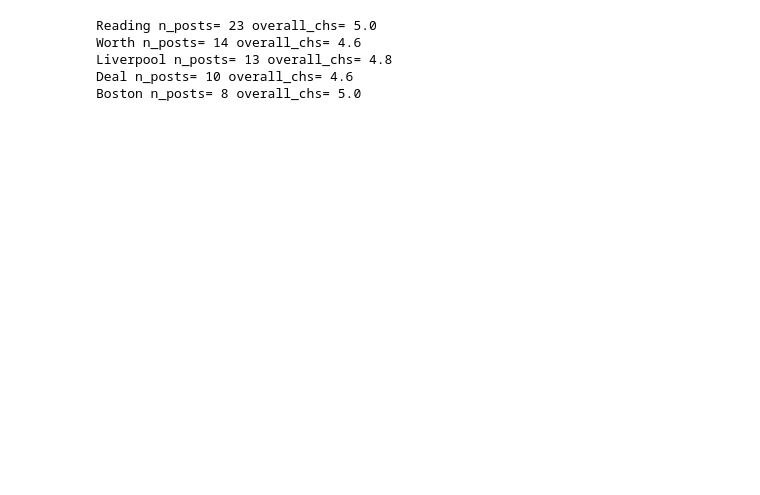
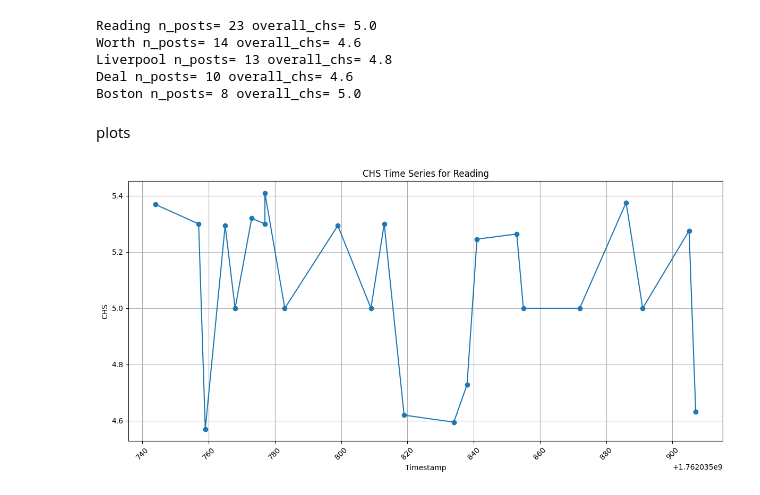
Before and after one commit to GrignardReagent/HTB_2026, a Jupyter notebook: bluesky_chs.ipynb, the cells around one changed output. Cells and saved outputs as stored; diff of their text form; code cells hidden in the pictures; blank space fills up the shorter version.

Commit message:
blue sky social posts data to chs scores and plots

```diff
--- a/bluesky_chs.ipynb
+++ b/bluesky_chs.ipynb
@@ -306,5 +305,7 @@ NameError: name 'api_1_analysis_batched' is not defined
 # %%
-# print(f'Wrote batched analysis to: {OUT_FILE.with_name(api_1_analysis_batched.json)}')
+# read in the results from results_batch
+with open(OUT_FILE.with_name('api_1_analysis_batched.json'), 'r', encoding='utf-8') as f:
+    results_batch = json.load(f)
 
 # brief summary
 for r in results_batch[:5]:
@@ -315,3 +316,23 @@ Worth n_posts= 14 overall_chs= 4.6
 Liverpool n_posts= 13 overall_chs= 4.8
 Deal n_posts= 10 overall_chs= 4.6
 Boston n_posts= 8 overall_chs= 5.0
+# %% [markdown]
+plots
+# %%
+# plot the time series for the first city as an example
+import matplotlib.pyplot as plt
+city_example = results_batch[0]
+times = [ts['posted_at_timestamp'] for ts in city_example['timeseries']]
+chs_values = [ts['chs'] for ts in city_example['timeseries']]
+
+plt.figure(figsize=(12, 6))
+plt.plot(times, chs_values, marker='o')
+plt.title(f'CHS Time Series for {city_example["city"]}')
+plt.xlabel('Timestamp')
+plt.ylabel('CHS')
+plt.xticks(rotation=45)
+plt.grid()
+plt.tight_layout()
+plt.show()
+# %% [output]
+[figure, added]
```
Also changed, not shown: parts of 3 cells of this notebook.
